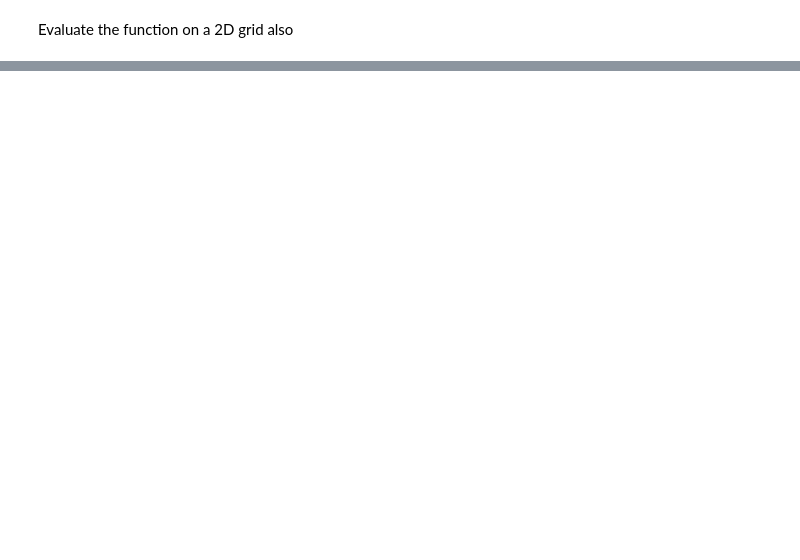
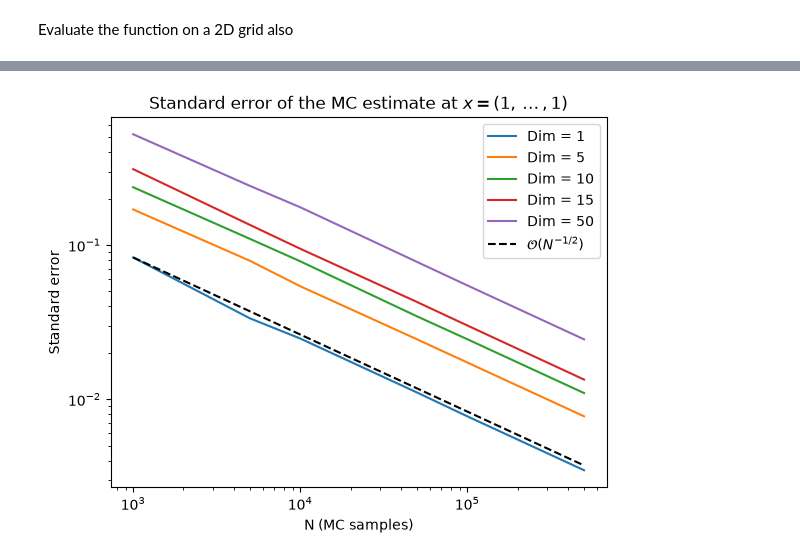
Before and after one commit to SvanteOskarAndersson/The-Deep-BSDE-Method-for-High-Dimensional-Parabolic-PDEs, a Jupyter notebook: notebooks/task1.ipynb, the cells around one changed output, grey strips where cells are left out. Cells and saved outputs as stored; diff of their text form; code cells hidden in the pictures; blank space fills up the shorter version.

Commit message:
added error + new eq solver

```diff
--- a/notebooks/task1.ipynb
+++ b/notebooks/task1.ipynb
@@ -184,0 +189,21 @@ plt.show()
+# %%
+N_list = np.array([1_000, 5_000, 10_000, 50_000, 100_000, 500_000])
+d_list = [1, 5, 10, 15, 50]
+M = 1          # one step is exact for driftless Brownian motion
+t, T = 0.0, 1.0
+n_rep = 10     # repeats to smooth out noise
+
+res = []
+for d in d_list:
+    x = np.ones(d)
+    exact = heexact(t, x, T)
+    res.append([np.mean([np.abs(exact - bhe_MC(x, t, T, M, N, psi=g)[0])
+                         for _ in range(n_rep)]) for N in N_list])
+
+for i, d in enumerate(d_list):
+    plt.loglog(N_list, res[i], label=f'Dim = {d}')
+
+plt.loglog(N_list, res[0][0] * (N_list / N_list[0])**-0.5, 'k--', label=r'$\mathcal{O}(N^{-1/2})$', alpha = 0.5)
+plt.xlabel('N (MC samples)'); plt.ylabel('Absolute error')
+plt.legend()
+plt.show()
@@ -184,0 +212,21 @@ plt.show()
+# %%
+N_list = np.array([1_000, 5_000, 10_000, 50_000, 100_000, 500_000])
+d_list = [1, 5, 10, 15, 50]
+M = 1
+t, T = 0.0, 1.0
+
+se = []
+for d in d_list:
+    x = np.ones(d)
+    se.append([bhe_MC(x, t, T, M, N, psi=g)[1] for N in N_list])
+
+for i, d in enumerate(d_list):
+    plt.loglog(N_list, se[i], label=f'Dim = {d}')
+
+plt.loglog(N_list, se[0][0] * (N_list / N_list[0])**-0.5, 'k--', label=r'$\mathcal{O}(N^{-1/2})$')
+plt.xlabel('N (MC samples)'); plt.ylabel('Standard error')
+plt.title('Standard error of the MC estimate at $x = (1, \\dots, 1)$')
+plt.legend()
+plt.show()
+# %% [output]
+[figure, added]
```
Also changed, not shown: parts of 10 cells of this notebook, 2 other files.
